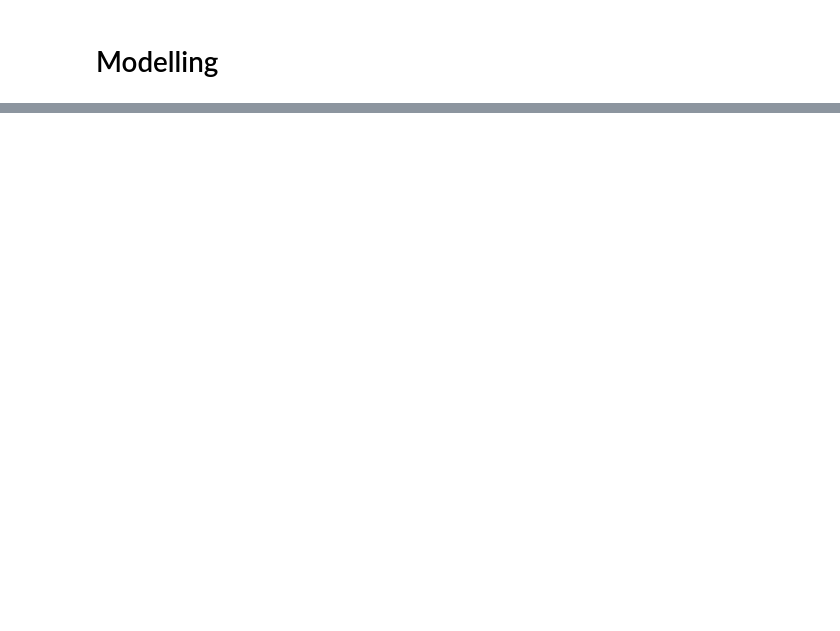
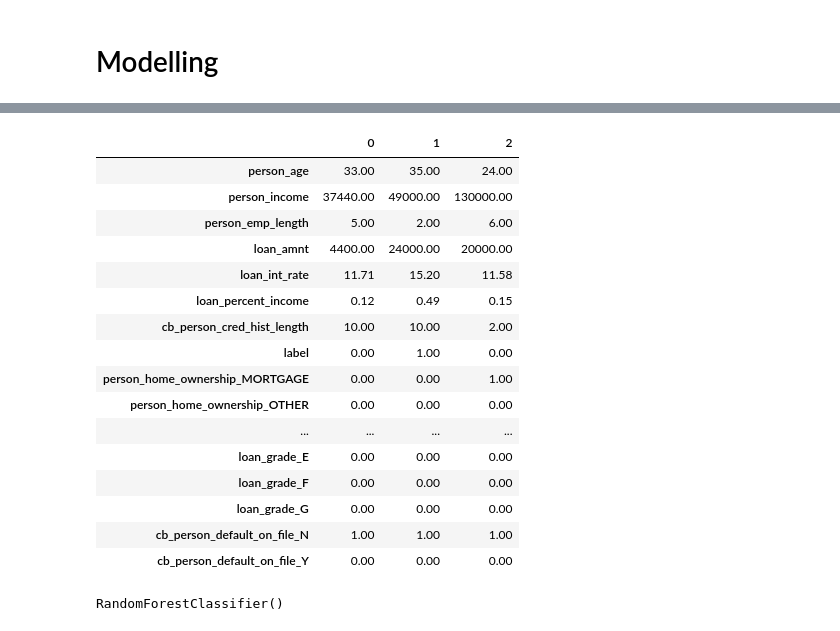
Before and after one commit to erdemsirel/data_science_case, a Jupyter notebook: DataScinceCaseThalia.ipynb, the cells around one changed output, grey strips where cells are left out. Cells and saved outputs as stored; diff of their text form; code cells hidden in the pictures; blank space fills up the shorter version.

```diff
--- a/DataScinceCaseThalia.ipynb
+++ b/DataScinceCaseThalia.ipynb
@@ -7,0 +20,23 @@
+# %%
+def add_duedate_and_pay_date(row):
+    np.random.seed(0)
+    row['due_date'] = pd.to_datetime('2021-06-01') + pd.to_timedelta(np.random.randint(0,365), unit='D')
+    if row['loan_status'] == 1:
+        row['paid_date'] = row['due_date'] + pd.to_timedelta(np.random.randint(31,31*3), unit='D')
+    else:
+        row['paid_date'] = row['due_date'] + pd.to_timedelta(np.random.randint(0,29), unit='D')
+    # Convert to string
+    row['due_date'] = row['due_date'].strftime('%Y-%m-%d')
+    row['paid_date'] = row['paid_date'].strftime('%Y%m%d')
+    return row
+data = data.apply(add_duedate_and_pay_date, axis=1)
+data.loc[(data['loan_status'] == 1) & (data.index < 100), 'paid_date'] = pd.NaT
+
+# Add label -1 cases
+indeterminate = data.sample(n=138).copy()
+indeterminate['loan_status'] = -1
+indeterminate['due_date'] = indeterminate['due_date'].apply(lambda x: (pd.to_datetime('2022-10-07') - pd.to_timedelta(np.random.randint(0,28), unit='D')).strftime('%Y-%m-%d'))
+indeterminate['paid_date'] = None
+print(data.shape)
+data = pd.concat([data, indeterminate], axis='index').sample(frac=1).reset_index(drop=True)
+print(data.shape)
@@ -11,0 +54,13 @@
+# %%
+data['due_date'] = pd.to_datetime(data['due_date'], format='%Y-%m-%d')
+data['paid_date'] = pd.to_datetime(data['paid_date'], format='%Y%m%d')
+# %%
+mask_paid = (~data['paid_date'].isna())
+mask_paid_date_30_days_past_due_date = (data['paid_date'] - data['due_date']).dt.days > 30
+mask_current_date_30_days_past_due_date = (pd.to_datetime('2022-10-07') - data['due_date']).dt.days > 30
+
+data.loc[mask_paid & mask_paid_date_30_days_past_due_date, "label"] = 1
+data.loc[mask_paid & (~mask_paid_date_30_days_past_due_date), "label"] = 0
+data.loc[(~mask_paid) & (mask_current_date_30_days_past_due_date), "label"] = 1
+data.loc[(~mask_paid) & (~mask_current_date_30_days_past_due_date), "label"] = -1
+data = data[data["label"] >= 0]
@@ -12,2 +80,5 @@
 # %% [markdown]
 # Modelling
+# %%
+data = data.drop(columns=['due_date', 'paid_date', 'loan_status'])
+data.head()
@@ -13,0 +92,21 @@
+# %%
+# data = pd.get_dummies(data, columns=["person_home_ownership", "loan_intent", "loan_grade", "cb_person_default_on_file"])
+data.head(3).T
+# %% [output]
+|  | 0 | 1 | 2 |
+| person_age | 33.00 | 35.00 | 24.00 |
+| person_income | 37440.00 | 49000.00 | 130000.00 |
+| person_emp_length | 5.00 | 2.00 | 6.00 |
+| loan_amnt | 4400.00 | 24000.00 | 20000.00 |
+| loan_int_rate | 11.71 | 15.20 | 11.58 |
+| loan_percent_income | 0.12 | 0.49 | 0.15 |
+| cb_person_cred_hist_length | 10.00 | 10.00 | 2.00 |
+| label | 0.00 | 1.00 | 0.00 |
+| person_home_ownership_MORTGAGE | 0.00 | 0.00 | 1.00 |
+| person_home_ownership_OTHER | 0.00 | 0.00 | 0.00 |
+| ... | ... | ... | ... |
+| loan_grade_E | 0.00 | 0.00 | 0.00 |
+| loan_grade_F | 0.00 | 0.00 | 0.00 |
+| loan_grade_G | 0.00 | 0.00 | 0.00 |
+| cb_person_default_on_file_N | 1.00 | 1.00 | 1.00 |
+| cb_person_default_on_file_Y | 0.00 | 0.00 | 0.00 |
@@ -13,0 +123,4 @@
+# %%
+model.fit(x_train, y_train)
+# %% [output]
+RandomForestClassifier()
```
Also changed, not shown: parts of 12 cells of this notebook.
